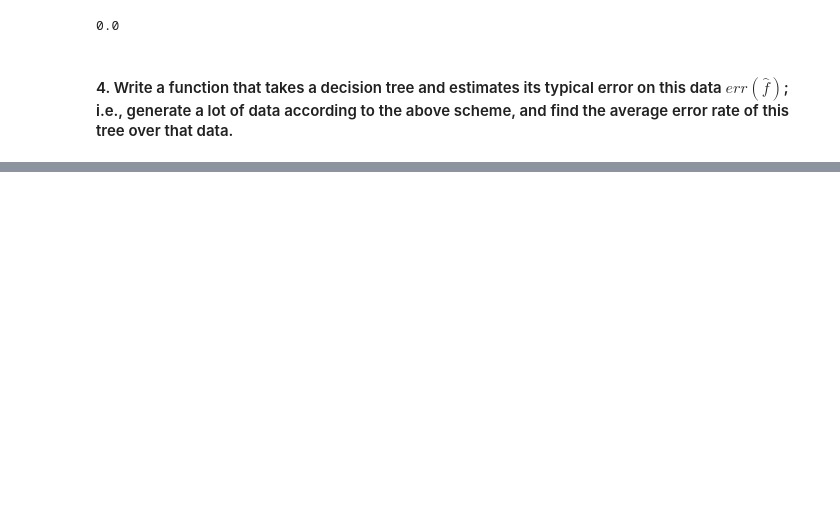
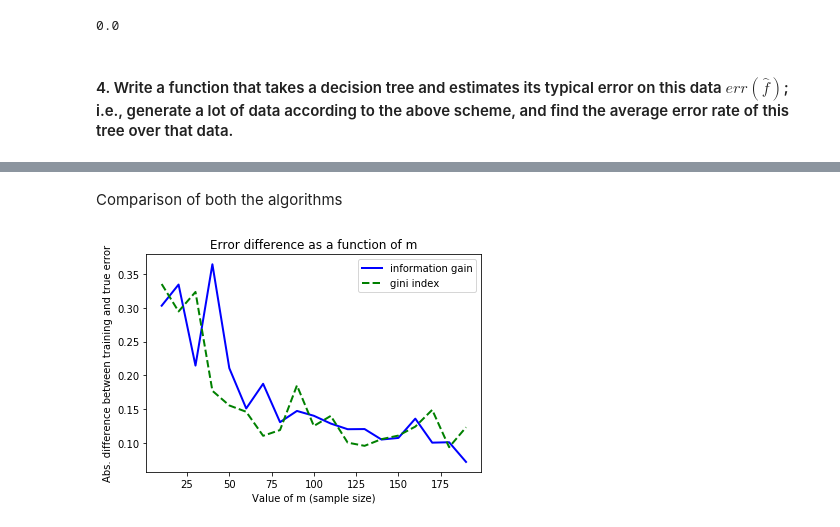
Before and after one commit to vedantc6/CS536_MachineLearning, a Jupyter notebook: Assignment2/hw2_DecisionTrees.ipynb, the cells around one changed output, grey strips where cells are left out. Saved outputs shown, nothing was run; the diff lists cells and outputs as text; code cells hidden in the pictures; blank space fills up the shorter version.

```diff
--- a/Assignment2/hw2_DecisionTrees.ipynb
+++ b/Assignment2/hw2_DecisionTrees.ipynb
@@ -291,0 +384,12 @@ generate_data_varied_m()
+# %% [markdown]
+<a id="comparison">Comparison of both the algorithms</a>
+# %%
+plt.plot(x_axis, errors_ig, marker='', color='blue', linewidth=2, label="information gain")
+plt.plot(x_axis, errors_gi, marker='', color='green', linewidth=2, linestyle='dashed', label="gini index")
+plt.xlabel("Value of m (sample size)")
+plt.ylabel("Abs. difference between training and true error")
+plt.title("Error difference as a function of m")
+plt.legend()
+plt.show()
+# %% [output]
+[figure, added]
```
Also changed, not shown: parts of 23 cells of this notebook, 2 other files.
